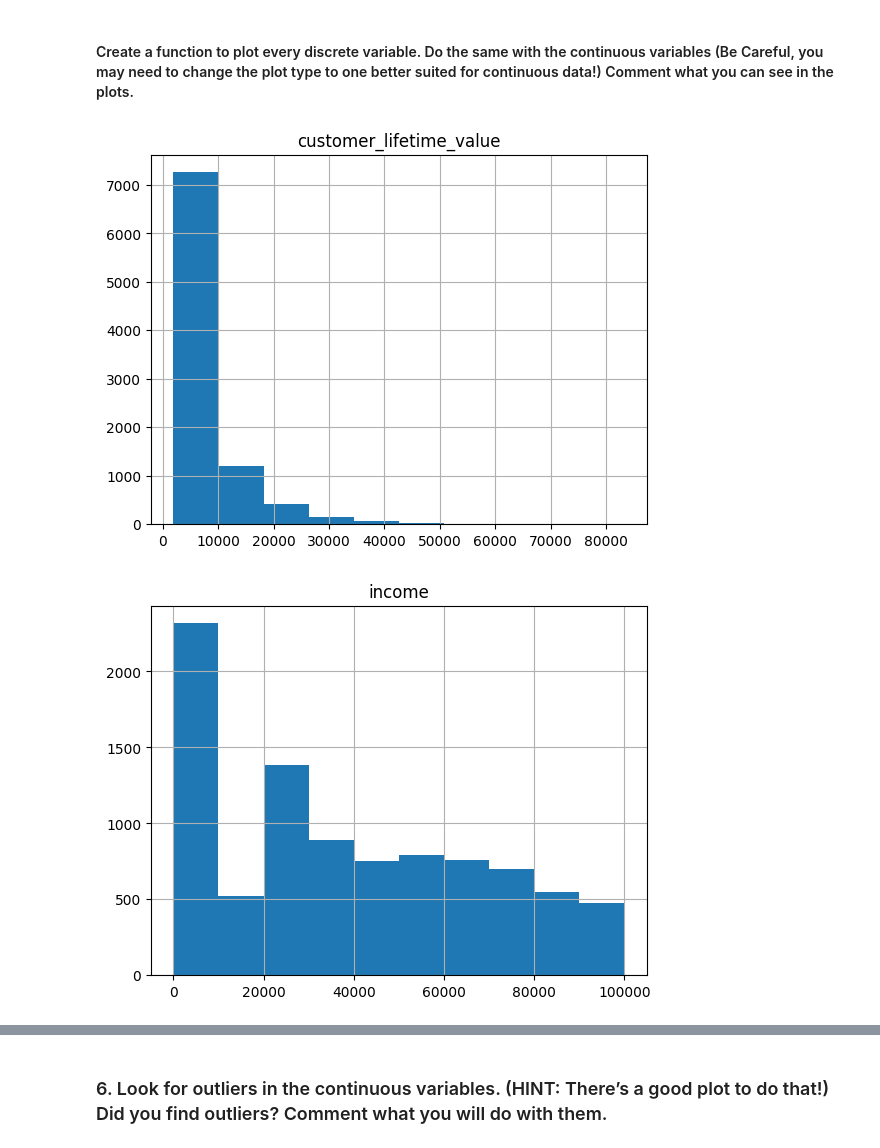
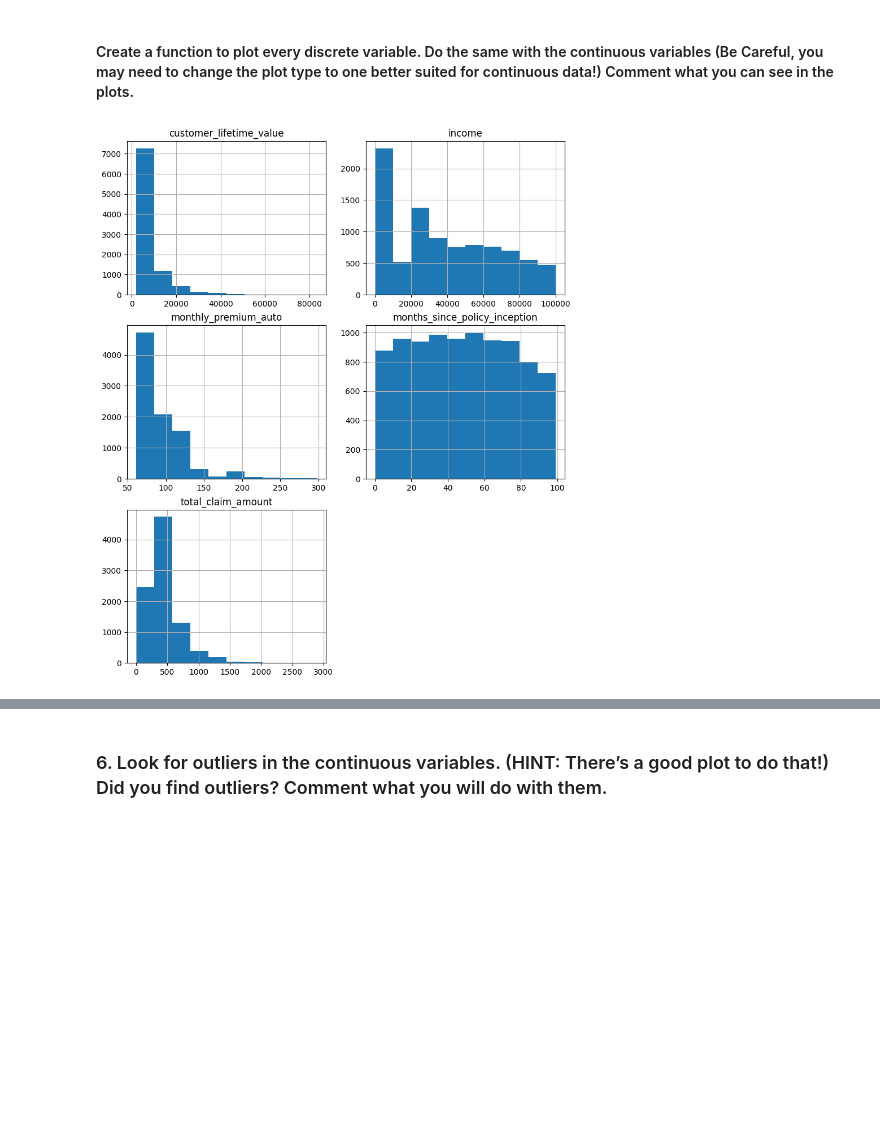
Before and after one commit to fbgr/lab-cleaning-numerical-data, a Jupyter notebook: main.ipynb, the cells around one changed output, grey strips where cells are left out. Cells and saved outputs as stored; diff of their text form; code cells hidden in the pictures; blank space fills up the shorter version.

Commit message:
comments + subplots

```diff
--- a/main.ipynb
+++ b/main.ipynb
@@ -19,6 +19,13 @@ from sklearn import neighbors
 from sklearn.neighbors import KNeighborsClassifier
 from mlxtend.plotting import plot_decision_regions
 from sklearn.neighbors import KNeighborsRegressor
+
+import seaborn as sns
+
+def round_up(x):
+    if x%1>=0.5:
+        return int(x+1)
+    return int(x)
 # %% [markdown]
 #### 2. Load the file. First look at its main features (head, shape, info), Rename the columns so they follow the PE8 (snake case) (lower_case_with_underscores), change effective to date column to datetime format.
 # %%
@@ -75,9 +66,12 @@ def is_continuous(column):
     # a threshold of ratio = 0.01 we're saying count_cat_mean = 0.01^(-1) = 100, which means that a column has in average 100
     # values for each unique label.
     if column.dtypes in ['int64','float64'] and len(column.unique())/len(column) > 0.01:
-        print(column.name+' is continuous with ratio %.3f.' %(len(column.unique())/len(column)))
+        #print(column.name+' is continuous with ratio %.3f.' %(len(column.unique())/len(column)))
         return 1
-    return 0
+    elif len(column.unique())/len(column) <= 0.01:
+        return 0
+    else:
+        return None
 # %%
 # I define blank dataframes to store the data
 continuous_df = pd.DataFrame()
@@ -114,10 +102,18 @@ plt.show()
 #### Create a function to plot every discrete variable. Do the same with the continuous variables (Be Careful, you may need to change the plot type to one better suited for continuous data!) Comment what you can see in the plots.
 # %%
 # Plotting histograms for continuous data
-for column in continuous_df:
-    continuous_df[column].hist()
-    plt.title(column)
+def plot_continuous(data):
+    fig = plt.figure(figsize=(10,12))
+    for n,column in enumerate(data):
+
+        if is_continuous(data[column])==1:
+            ax =plt.subplot(round_up(len(data.columns)/2),2,n+1)
+            data[column].hist()
+            plt.title(column)
+
     plt.show()
+    return
+
+plot_continuous(continuous_df)
 # %% [output]
-[figure, old version]
+[figure, new version]
-[figure, removed]
```
Also changed, not shown: parts of 32 cells of this notebook.
